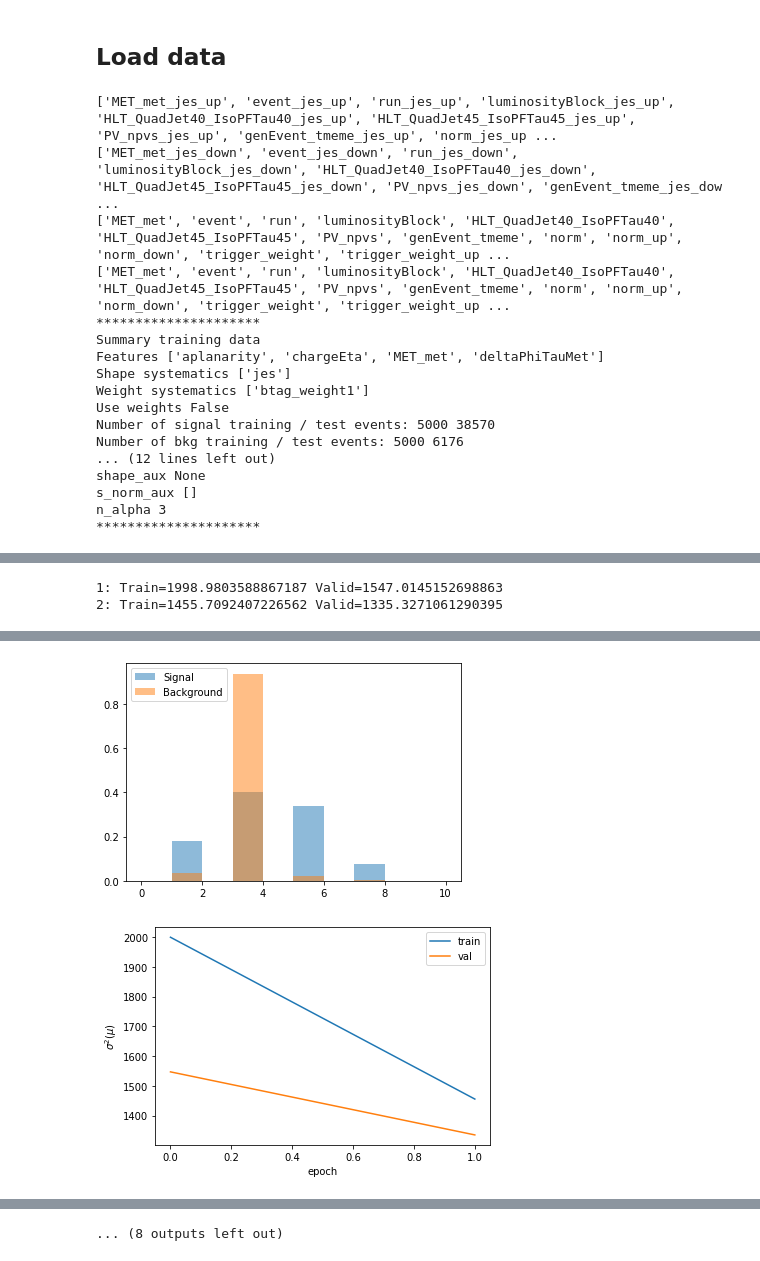
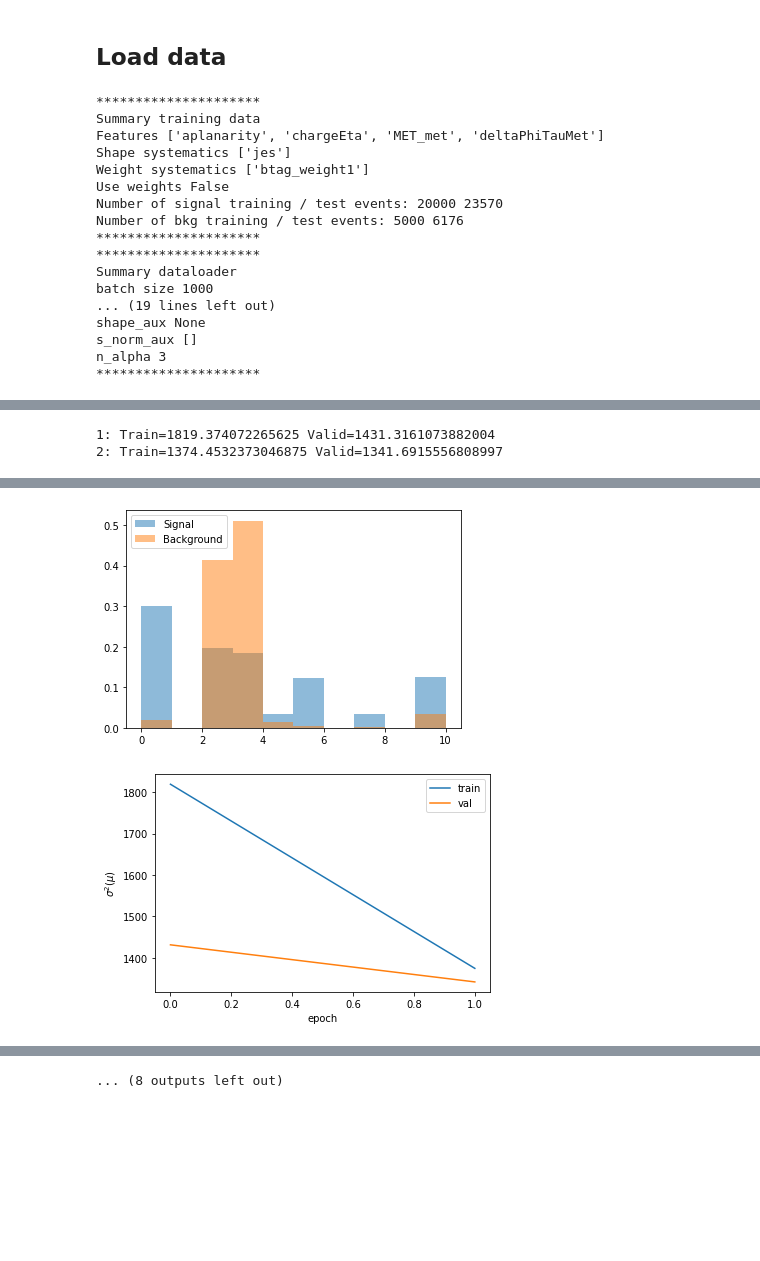
Before and after one commit to llayer/cmsopen, a Jupyter notebook: inferno/proc.ipynb, the cells around one changed output, grey strips where cells are left out. Cells and saved outputs as stored; diff of their text form; code cells hidden in the pictures; blank space fills up the shorter version.

```diff
--- a/inferno/proc.ipynb
+++ b/inferno/proc.ipynb
@@ -41,37 +41,43 @@ train_args["weights"] = False
+# %%
+OUTPATH = "/home/centos/data/inferno_cmsopen7"
+
+bs = 1000
+n_sig = 20000
+epochs = 2
+store = True
 # %%
-OUTPATH = "/home/centos/data/inferno_cmsopen7"
-trn_dl, val_dl, test_dl, samples, model = run_cmsopen.train(OUTPATH, features = features,
-                                                            shape_syst = shape_syst,
-                                                            weight_syst = weight_syst,
-                                                            epochs=2, bs=500, n_sig=5000,
-                                                            inferno_args = inferno_args,
-                                                            train_args = train_args,
-                                                            use_weights = use_weights,
-                                                            store=False)
+lt_inferno = run_cmsopen.train(OUTPATH, features = features,
+                                        shape_syst = shape_syst,
+                                        weight_syst = weight_syst,
+                                        epochs=epochs, bs=bs, n_sig=n_sig,
+                                        inferno_args = inferno_args,
+                                        train_args = train_args,
+                                        use_weights = use_weights,
+                                        store=store)
 # %% [output]
-['MET_met_jes_up', 'event_jes_up', 'run_jes_up', 'luminosityBlock_jes_up', 'HLT_QuadJet40_IsoPFTau40_jes_up', 'HLT_QuadJet45_IsoPFTau45_jes_up', 'PV_npvs_jes_up', 'genEvent_tmeme_jes_up', 'norm_jes_up ...
-['MET_met_jes_down', 'event_jes_down', 'run_jes_down', 'luminosityBlock_jes_down', 'HLT_QuadJet40_IsoPFTau40_jes_down', 'HLT_QuadJet45_IsoPFTau45_jes_down', 'PV_npvs_jes_down', 'genEvent_tmeme_jes_dow ...
-['MET_met', 'event', 'run', 'luminosityBlock', 'HLT_QuadJet40_IsoPFTau40', 'HLT_QuadJet45_IsoPFTau45', 'PV_npvs', 'genEvent_tmeme', 'norm', 'norm_up', 'norm_down', 'trigger_weight', 'trigger_weight_up ...
-['MET_met', 'event', 'run', 'luminosityBlock', 'HLT_QuadJet40_IsoPFTau40', 'HLT_QuadJet45_IsoPFTau45', 'PV_npvs', 'genEvent_tmeme', 'norm', 'norm_up', 'norm_down', 'trigger_weight', 'trigger_weight_up ...
 *********************
 Summary training data
 Features ['aplanarity', 'chargeEta', 'MET_met', 'deltaPhiTauMet']
 Shape systematics ['jes']
 Weight systematics ['btag_weight1']
 Use weights False
-Number of signal training / test events: 5000 38570
+Number of signal training / test events: 20000 23570
 Number of bkg training / test events: 5000 6176
-... (12 lines left out)
+*********************
+*********************
+Summary dataloader
+batch size 1000
+... (19 lines left out)
 shape_aux None
 s_norm_aux []
 n_alpha 3
 *********************
 [interactive output not drawn]
-1: Train=1998.9803588867187 Valid=1547.0145152698863
-2: Train=1455.7092407226562 Valid=1335.3271061290395
+1: Train=1819.374072265625 Valid=1431.3161073882004
+2: Train=1374.4532373046875 Valid=1341.6915556808997
 [interactive output not drawn]
-[figure, old version]
+[figure, new version]
-[figure, old version]
+[figure, new version]
 [interactive output not drawn]
 [interactive output not drawn]
 [interactive output not drawn]
```
Also changed, not shown: parts of 9 cells of this notebook, 1 other file.
